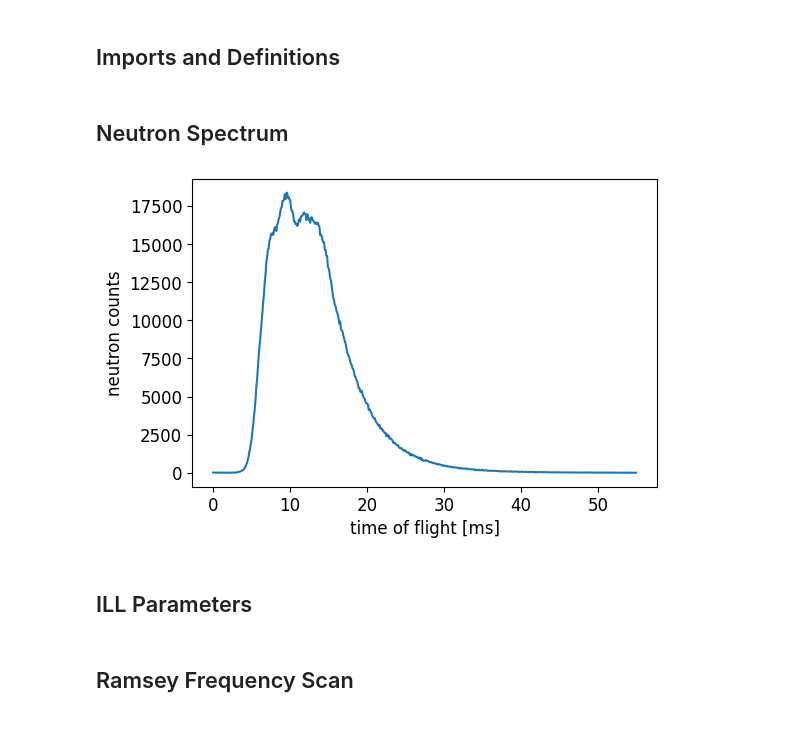
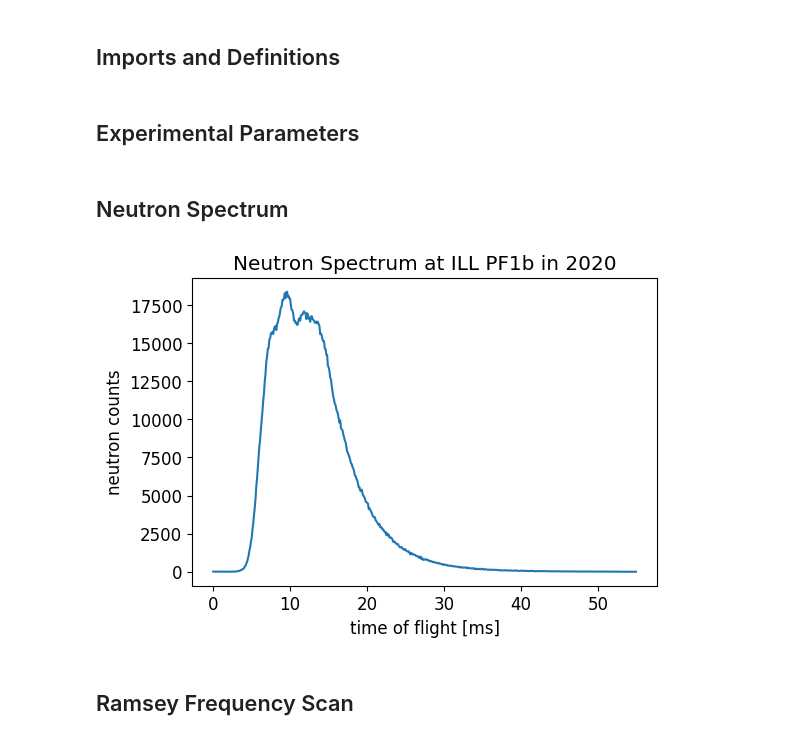
Before and after one commit to ivoschulthess/axionSim, a Jupyter notebook: matrixSimulation.ipynb, the cells around one changed output. Drawn from its saved outputs; the diff is of its cells as text; code cells hidden in the pictures.

```diff
--- a/matrixSimulation.ipynb
+++ b/matrixSimulation.ipynb
@@ -21,3 +21,5 @@ plt.rcParams['figure.figsize'] = 6, 4
 plt.rcParams['font.size'] = 12
 plt.rcParams['legend.fontsize'] = 11
 plt.rcParams['legend.labelspacing'] = 0.2
+# %% [markdown]
+## Experimental Parameters
@@ -26,25 +46,23 @@ plt.rcParams['legend.labelspacing'] = 0.2
 # %%
 # detector settings
 tBin = 10e-6
 nBin = 5500
 
 # time array of the tof
 tof = np.arange(nBin)*tBin
 
 # get data from ROOT file
-file = 'data/ILL_PF1b_2020_run045779_neutronSpectrum.root'
+file = 'data/neutronSpectrum_ILL_PF1b_2020_run045779.root'
 with root.open('{}'.format(file)) as f:
     neutronCounts = np.asarray(f['myRunTree;1']['AllCount'].array()[0][:nBin])
 
 # create a 1D function to weights the neutron counts
 neutronCounts_Fct = interp1d(tof, neutronCounts, kind='cubic')
 
 # plot the neutron spectrum
 fig, ax = plt.subplots()
 ax.plot(1e3*tof[::10], neutronCounts_Fct(tof[::10]))
-ax.set(xlabel='time of flight [ms]', ylabel='neutron counts')
+ax.set(title='Neutron Spectrum at ILL PF1b in 2020', xlabel='time of flight [ms]', ylabel='neutron counts')
 plt.show()
 # %% [output]
-[figure, old version]
+[figure, new version]
-# %% [markdown]
-## ILL Parameters
```
Also changed, not shown: parts of 12 cells of this notebook, 8 other files.
